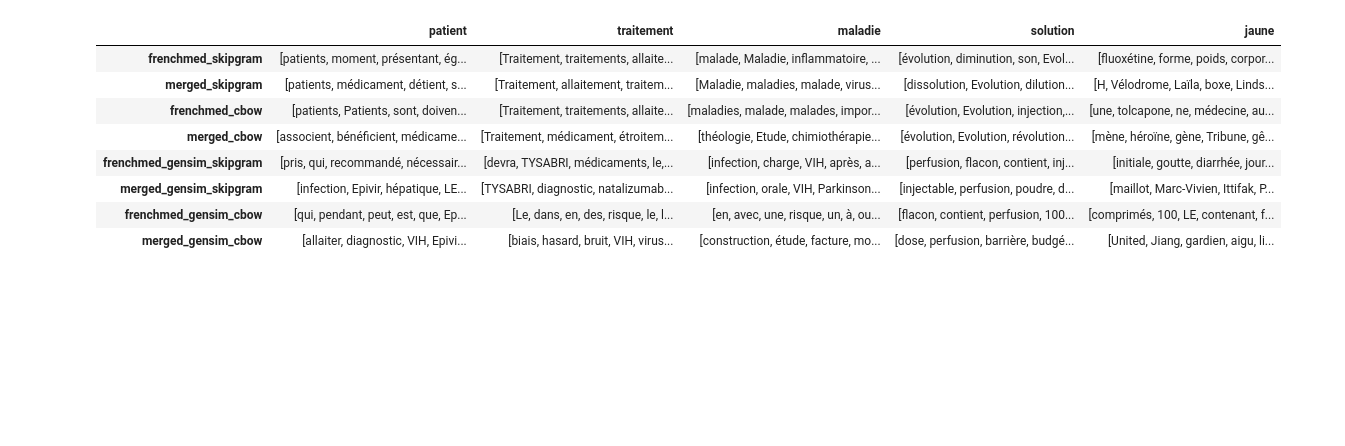
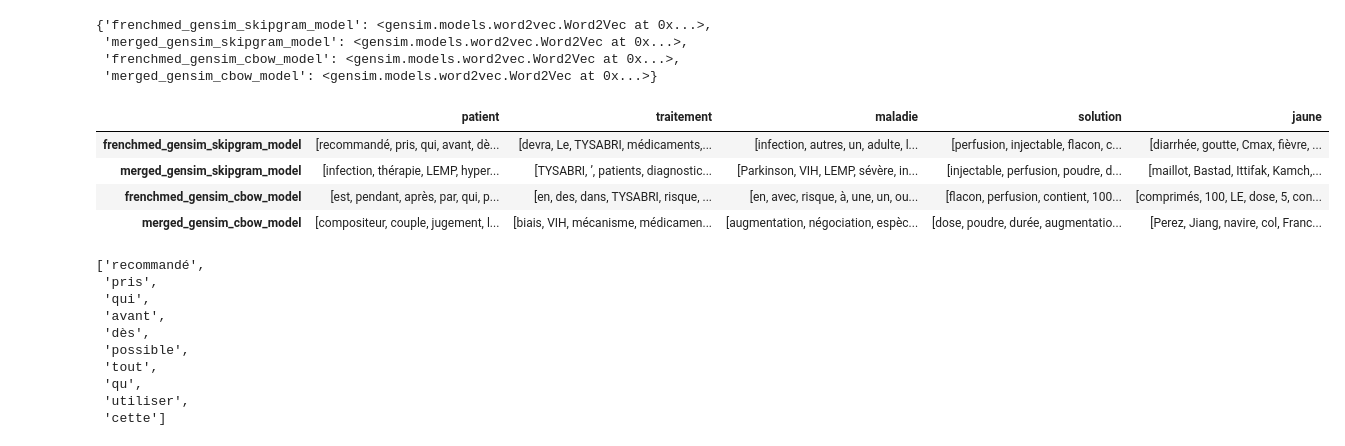
Before and after one commit to Dorin-D/m2-paris-saclay, a Jupyter notebook: textminingchatbots/embedding_style/compute_embeddings.ipynb, the cells around one changed output. Drawn from its saved outputs; the diff is of its cells as text; code cells hidden in the pictures; blank space fills up the shorter version.

```diff
--- a/textminingchatbots/embedding_style/compute_embeddings.ipynb
+++ b/textminingchatbots/embedding_style/compute_embeddings.ipynb
@@ -78,3 +71,10 @@ merged_gensim_cbow_model.train(merged_file, epochs=10, total_words=merged_gensim
+# %%
+models = {
+    "frenchmed_gensim_skipgram_model": frenchmed_gensim_skipgram_model,
+    "merged_gensim_skipgram_model": merged_gensim_skipgram_model,
+    "frenchmed_gensim_cbow_model": frenchmed_gensim_cbow_model,
+    "merged_gensim_cbow_model": merged_gensim_cbow_model
+}
 # %%
 words = ["patient", "traitement", "maladie", "solution", "jaune"]
 
@@ -95,14 +100,32 @@ for word in words:
 
 df = pd.DataFrame(dictionary_similarities)
+# %%
+models
+# %% [output]
+{'frenchmed_gensim_skipgram_model': <gensim.models.word2vec.Word2Vec at 0x...>,
+ 'merged_gensim_skipgram_model': <gensim.models.word2vec.Word2Vec at 0x...>,
+ 'frenchmed_gensim_cbow_model': <gensim.models.word2vec.Word2Vec at 0x...>,
+ 'merged_gensim_cbow_model': <gensim.models.word2vec.Word2Vec at 0x...>}
+# %%
+# increase column width to allow for better visualization
+pd.set_option('display.max_colwidth', 1000)
+df
+# %% [output]
+|  | patient | traitement | maladie | solution | jaune |
+| frenchmed_gensim_skipgram_model | [recommandé, pris, qui, avant, dè... | [devra, Le, TYSABRI, médicaments,... | [infection, autres, un, adulte, l... | [perfusion, injectable, flacon, c... | [diarrhée, goutte, Cmax, fièvre, ... |
+| merged_gensim_skipgram_model | [infection, thérapie, LEMP, hyper... | [TYSABRI, ’, patients, diagnostic... | [Parkinson, VIH, LEMP, sévère, in... | [injectable, perfusion, poudre, d... | [maillot, Bastad, Ittifak, Kamch,... |
+| frenchmed_gensim_cbow_model | [est, pendant, après, par, qui, p... | [en, des, dans, TYSABRI, risque, ... | [en, avec, risque, à, une, un, ou... | [flacon, perfusion, contient, 100... | [comprimés, 100, LE, dose, 5, con... |
+| merged_gensim_cbow_model | [compositeur, couple, jugement, l... | [biais, VIH, mécanisme, médicamen... | [augmentation, négociation, espèc... | [dose, poudre, durée, augmentatio... | [Perez, Jiang, navire, col, Franc... |
 # %%
-df
+df['patient']['frenchmed_gensim_skipgram_model']
 # %% [output]
-|  | patient | traitement | maladie | solution | jaune |
-| frenchmed_skipgram | [patients, moment, présentant, ég... | [Traitement, traitements, allaite... | [malade, Maladie, inflammatoire, ... | [évolution, diminution, son, Evol... | [fluoxétine, forme, poids, corpor... |
-| merged_skipgram | [patients, médicament, détient, s... | [Traitement, allaitement, traitem... | [Maladie, maladies, malade, virus... | [dissolution, Evolution, dilution... | [H, Vélodrome, Laïla, boxe, Linds... |
-| frenchmed_cbow | [patients, Patients, sont, doiven... | [Traitement, traitements, allaite... | [maladies, malade, malades, impor... | [évolution, Evolution, injection,... | [une, tolcapone, ne, médecine, au... |
-| merged_cbow | [associent, bénéficient, médicame... | [Traitement, médicament, étroitem... | [théologie, Etude, chimiothérapie... | [évolution, Evolution, révolution... | [mène, héroïne, gène, Tribune, gê... |
-| frenchmed_gensim_skipgram | [pris, qui, recommandé, nécessair... | [devra, TYSABRI, médicaments, le,... | [infection, charge, VIH, après, a... | [perfusion, flacon, contient, inj... | [initiale, goutte, diarrhée, jour... |
-| merged_gensim_skipgram | [infection, Epivir, hépatique, LE... | [TYSABRI, diagnostic, natalizumab... | [infection, orale, VIH, Parkinson... | [injectable, perfusion, poudre, d... | [maillot, Marc-Vivien, Ittifak, P... |
-| frenchmed_gensim_cbow | [qui, pendant, peut, est, que, Ep... | [Le, dans, en, des, risque, le, l... | [en, avec, une, risque, un, à, ou... | [flacon, contient, perfusion, 100... | [comprimés, 100, LE, contenant, f... |
-| merged_gensim_cbow | [allaiter, diagnostic, VIH, Epivi... | [biais, hasard, bruit, VIH, virus... | [construction, étude, facture, mo... | [dose, perfusion, barrière, budgé... | [United, Jiang, gardien, aigu, li... |
+['recommandé',
+ 'pris',
+ 'qui',
+ 'avant',
+ 'dès',
+ 'possible',
+ 'tout',
+ 'qu',
+ 'utiliser',
+ 'cette']
```
Also changed, not shown: parts of 10 cells of this notebook.
